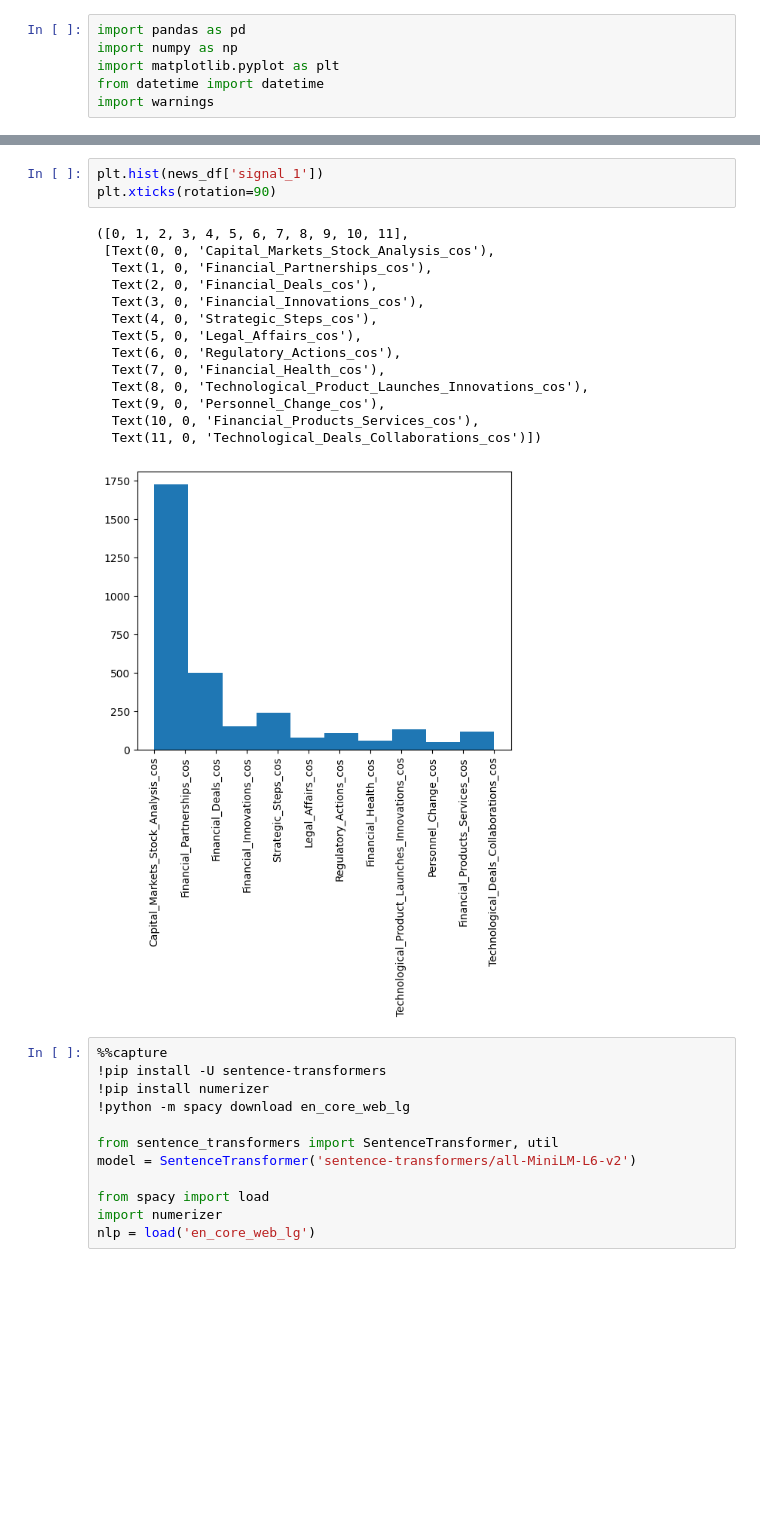
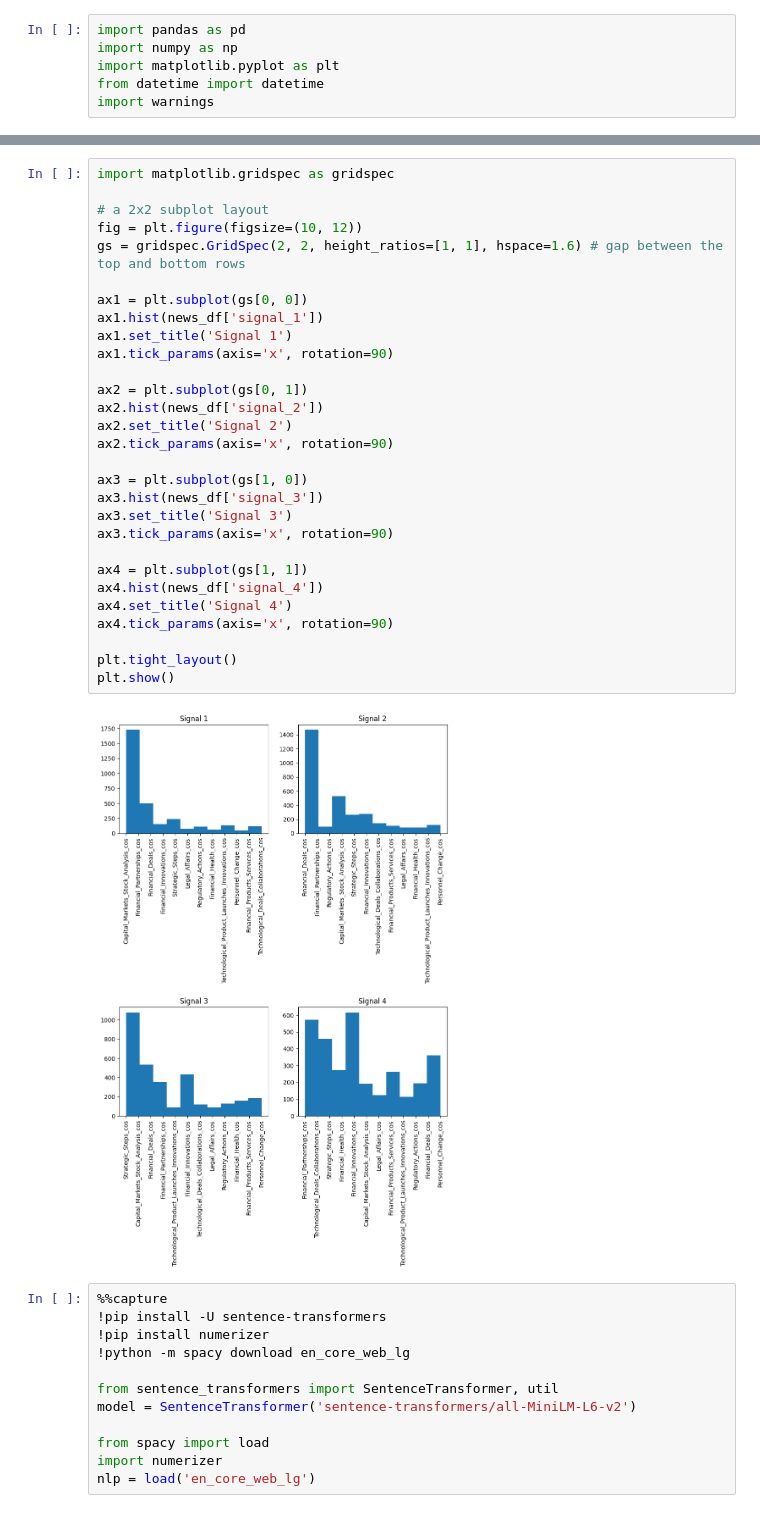
Before and after one commit to neelblabla/nlp_for_analysing_news_signals, a Jupyter notebook: 3_assigning_ranks_to_news_items/ranking_news_items.ipynb, the cells around one changed output, grey strips where cells are left out. Saved outputs shown, nothing was run; the diff lists cells and outputs as text; blank space fills up the shorter version.

```diff
--- a/3_assigning_ranks_to_news_items/ranking_news_items.ipynb
+++ b/3_assigning_ranks_to_news_items/ranking_news_items.ipynb
@@ -17,24 +17,37 @@ Length of raw dataframe = 3168
 |  | id | news_date | news_title | news_content | companies_in_news | news_content_embeddings | signal_1 | ... |
 | 0 | maretBeatPresfiling20231003 | 2023-10-03T15:45:10.000Z | K.J. Harrison & Partners Inc Boos... | Deutsche Bank AG has acquired an ... | Berenberg Bank, Sartorius | tensor([ 8.2298e-03, -1.0426e-01,... | Capital_Markets_Stock_Analysis_cos | ... |
 | 1 | busTIMESPresesginvestingubs | 2023-10-03T15:35:31.000Z | Conference aims to connect invest... | The UBS APAC Sustainable Finance ... | Answer:\n\nBerenberg, Sebastian Bray | tensor([ 1.5170e-02, 7.4811e-02, ... | Financial_Partnerships_cos | ... |
-# %%
-plt.hist(news_df['signal_1'])
-plt.xticks(rotation=90)
-# %% [output]
-([0, 1, 2, 3, 4, 5, 6, 7, 8, 9, 10, 11],
- [Text(0, 0, 'Capital_Markets_Stock_Analysis_cos'),
-  Text(1, 0, 'Financial_Partnerships_cos'),
-  Text(2, 0, 'Financial_Deals_cos'),
-  Text(3, 0, 'Financial_Innovations_cos'),
-  Text(4, 0, 'Strategic_Steps_cos'),
-  Text(5, 0, 'Legal_Affairs_cos'),
-  Text(6, 0, 'Regulatory_Actions_cos'),
-  Text(7, 0, 'Financial_Health_cos'),
-  Text(8, 0, 'Technological_Product_Launches_Innovations_cos'),
-  Text(9, 0, 'Personnel_Change_cos'),
-  Text(10, 0, 'Financial_Products_Services_cos'),
-  Text(11, 0, 'Technological_Deals_Collaborations_cos')])
-[figure, removed]
+# %%
+import matplotlib.gridspec as gridspec
+
+# a 2x2 subplot layout
+fig = plt.figure(figsize=(10, 12))
+gs = gridspec.GridSpec(2, 2, height_ratios=[1, 1], hspace=1.6) # gap between the top and bottom rows
+
+ax1 = plt.subplot(gs[0, 0])
+ax1.hist(news_df['signal_1'])
+ax1.set_title('Signal 1')
+ax1.tick_params(axis='x', rotation=90)
+
+ax2 = plt.subplot(gs[0, 1])
+ax2.hist(news_df['signal_2'])
+ax2.set_title('Signal 2')
+ax2.tick_params(axis='x', rotation=90)
+
+ax3 = plt.subplot(gs[1, 0])
+ax3.hist(news_df['signal_3'])
+ax3.set_title('Signal 3')
+ax3.tick_params(axis='x', rotation=90)
+
+ax4 = plt.subplot(gs[1, 1])
+ax4.hist(news_df['signal_4'])
+ax4.set_title('Signal 4')
+ax4.tick_params(axis='x', rotation=90)
+
+plt.tight_layout()
+plt.show()
+# %% [output]
+[figure, added]
 # %%
 %%capture
 !pip install -U sentence-transformers
```
Also changed, not shown: parts of 5 cells of this notebook, 1 other file.
